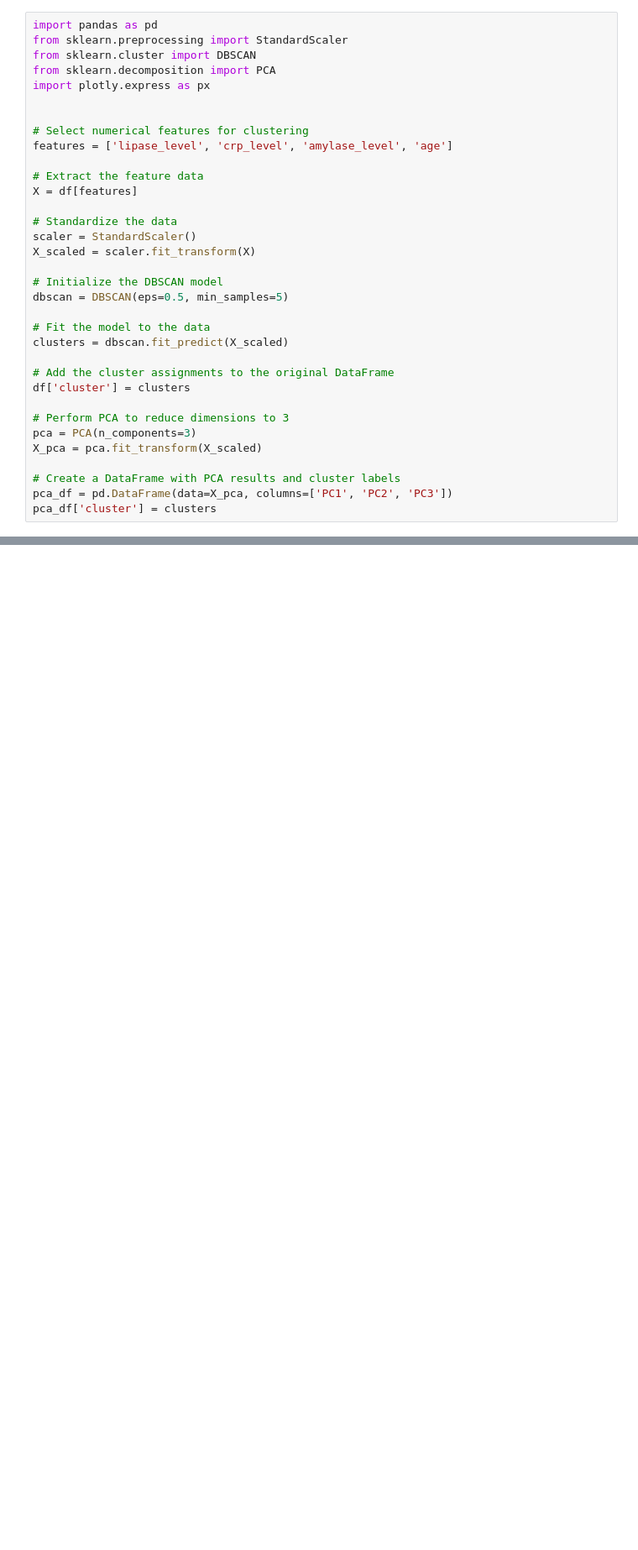
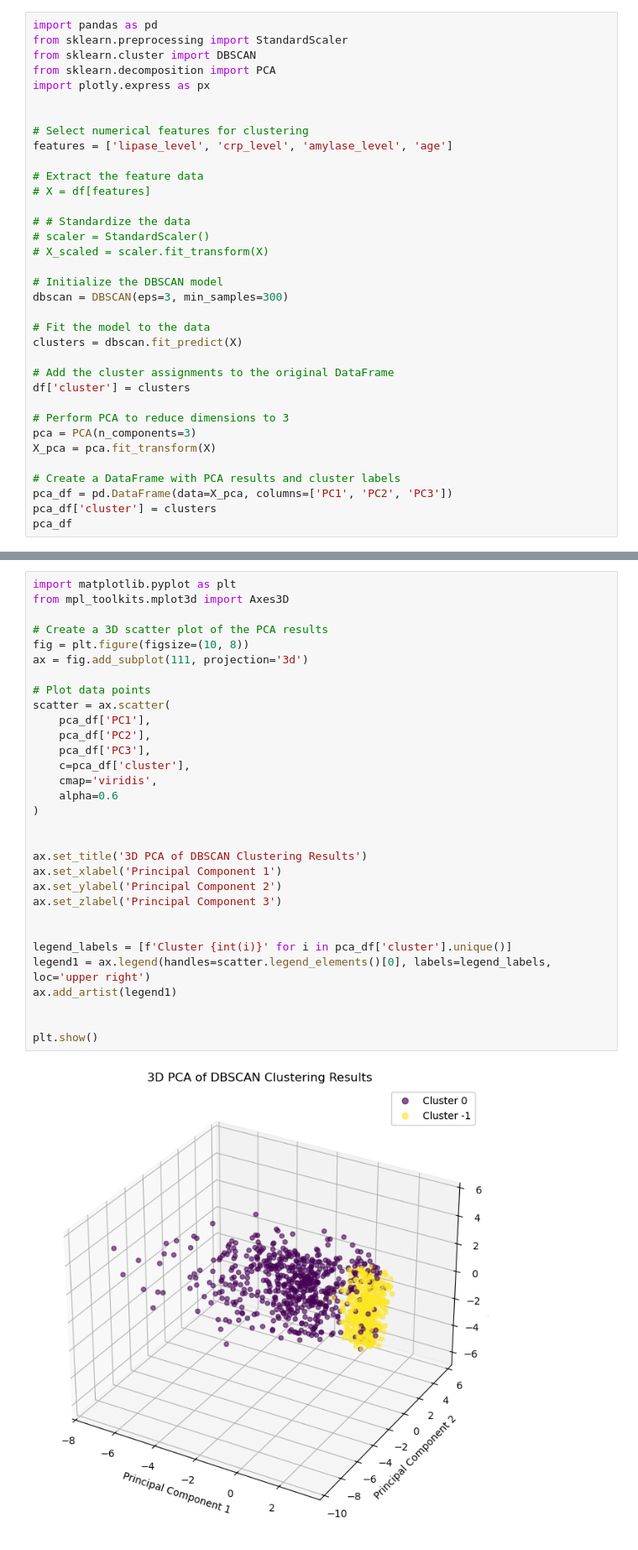
Before and after one commit to NanSang2000/COMP90089_MLAH, a Jupyter notebook: clustering.ipynb, the cells around one changed output, grey strips where cells are left out. Shown: that part at 84% size. Cells and saved outputs as stored; diff of their text form; blank space fills up the shorter version.

```diff
--- a/clustering.ipynb
+++ b/clustering.ipynb
@@ -110,25 +196,26 @@ import plotly.express as px
 features = ['lipase_level', 'crp_level', 'amylase_level', 'age']
 
 # Extract the feature data
-X = df[features]
+# X = df[features]
 
-# Standardize the data
-scaler = StandardScaler()
-X_scaled = scaler.fit_transform(X)
+# # Standardize the data
+# scaler = StandardScaler()
+# X_scaled = scaler.fit_transform(X)
 
 # Initialize the DBSCAN model
-dbscan = DBSCAN(eps=0.5, min_samples=5)
+dbscan = DBSCAN(eps=3, min_samples=300)
 
 # Fit the model to the data
-clusters = dbscan.fit_predict(X_scaled)
+clusters = dbscan.fit_predict(X)
 
 # Add the cluster assignments to the original DataFrame
 df['cluster'] = clusters
 
 # Perform PCA to reduce dimensions to 3
 pca = PCA(n_components=3)
-X_pca = pca.fit_transform(X_scaled)
+X_pca = pca.fit_transform(X)
 
 # Create a DataFrame with PCA results and cluster labels
 pca_df = pd.DataFrame(data=X_pca, columns=['PC1', 'PC2', 'PC3'])
 pca_df['cluster'] = clusters
+pca_df
@@ -150,0 +236,33 @@ ValueError: Mime type rendering requires nbformat>=4.2.0 but it is not installed
+# %%
+import matplotlib.pyplot as plt
+from mpl_toolkits.mplot3d import Axes3D
+
+# Create a 3D scatter plot of the PCA results
+fig = plt.figure(figsize=(10, 8))
+ax = fig.add_subplot(111, projection='3d')
+
+# Plot data points
+scatter = ax.scatter(
+    pca_df['PC1'],
+    pca_df['PC2'],
+    pca_df['PC3'],
+    c=pca_df['cluster'],
+    cmap='viridis',
+    alpha=0.6
+)
+
+
+ax.set_title('3D PCA of DBSCAN Clustering Results')
+ax.set_xlabel('Principal Component 1')
+ax.set_ylabel('Principal Component 2')
+ax.set_zlabel('Principal Component 3')
+
+
+legend_labels = [f'Cluster {int(i)}' for i in pca_df['cluster'].unique()]
+legend1 = ax.legend(handles=scatter.legend_elements()[0], labels=legend_labels, loc='upper right')
+ax.add_artist(legend1)
+
+
+plt.show()
+# %% [output]
+[figure, added]
```
Also changed, not shown: parts of 7 cells of this notebook, 5 other files.
